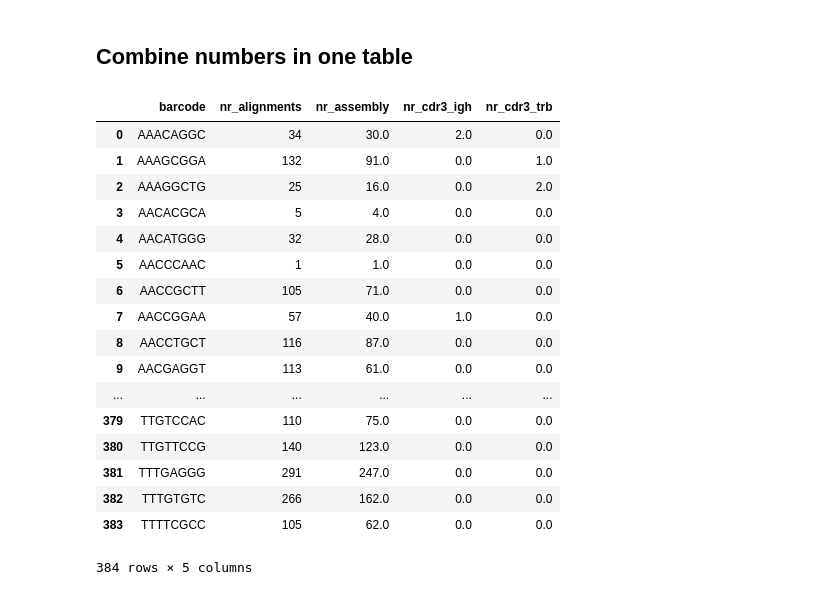
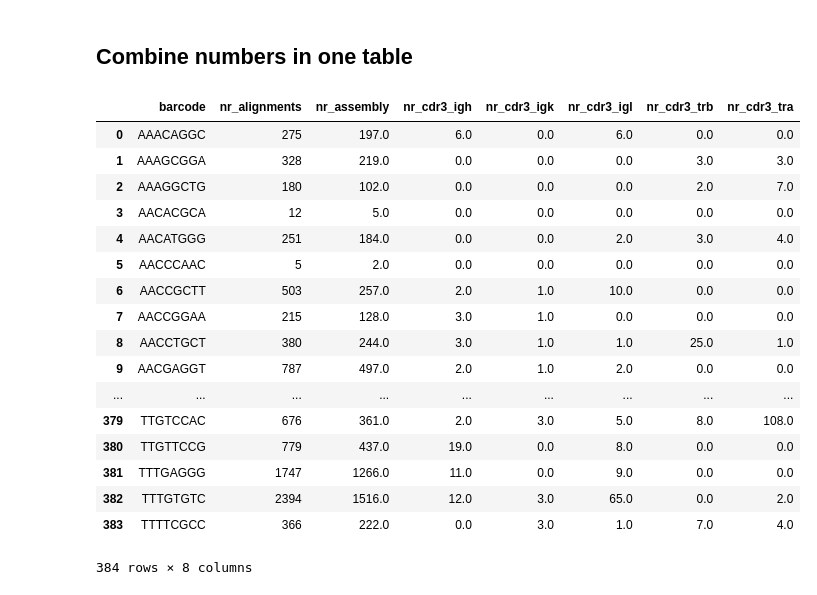
Before and after one commit to EDS-Bioinformatics-Laboratory/reseda, a Jupyter notebook: ReportVASAseq.ipynb, the cells around one changed output. Drawn from its saved outputs; the diff is of its cells as text; code cells hidden in the pictures.

```diff
--- a/ReportVASAseq.ipynb
+++ b/ReportVASAseq.ipynb
@@ -66,7 +69,7 @@ df_assembly.head()
 nrs = list()
 filenames = list()
 barcodes = list()
-fh = open("count-cdr3-IGH.txt")
+fh = open("count-IGH-VJC.txt")
 for line in fh:
     line = line.rstrip()
     filename, nr = line.split(":")
@@ -90,7 +93,7 @@ df_cdr3_igh.head()
 nrs = list()
 filenames = list()
 barcodes = list()
-fh = open("count-cdr3-TRB.txt")
+fh = open("count-TRB-VJC.txt")
 for line in fh:
     line = line.rstrip()
     filename, nr = line.split(":")
@@ -111,0 +139,17 @@ df_cdr3_trb.head()
+# %%
+# Read nr of IGL CDR3s
+nrs = list()
+filenames = list()
+barcodes = list()
+fh = open("count-IGL-VJC.txt")
+for line in fh:
+    line = line.rstrip()
+    filename, nr = line.split(":")
+    barcode, rest = filename.split("_S1")
+    nr = nr.split("\t")
+    nrs.append(int(nr[1]))
+    filenames.append(filename)
+    barcodes.append(barcode)
+fh.close()
+df_cdr3_igl = pd.DataFrame({'barcode': barcodes, 'nr_cdr3_igl': nrs})
+df_cdr3_igl.head()
@@ -111,0 +163,17 @@ df_cdr3_trb.head()
+# %%
+# Read nr of IGK CDR3s
+nrs = list()
+filenames = list()
+barcodes = list()
+fh = open("count-IGK-VJC.txt")
+for line in fh:
+    line = line.rstrip()
+    filename, nr = line.split(":")
+    barcode, rest = filename.split("_S1")
+    nr = nr.split("\t")
+    nrs.append(int(nr[1]))
+    filenames.append(filename)
+    barcodes.append(barcode)
+fh.close()
+df_cdr3_igk = pd.DataFrame({'barcode': barcodes, 'nr_cdr3_igk': nrs})
+df_cdr3_igk.head()
@@ -114,25 +189,28 @@ df_cdr3_trb.head()
 # %%
 df = pd.merge(df_align, df_assembly, how='left', on='barcode')
 df = pd.merge(df, df_cdr3_igh, how='left', on='barcode')
+df = pd.merge(df, df_cdr3_igk, how='left', on='barcode')
+df = pd.merge(df, df_cdr3_igl, how='left', on='barcode')
 df = pd.merge(df, df_cdr3_trb, how='left', on='barcode')
+df = pd.merge(df, df_cdr3_tra, how='left', on='barcode')
 df = df.fillna(0)
 df
 # %% [output]
-|  | barcode | nr_alignments | nr_assembly | nr_cdr3_igh | nr_cdr3_trb |
-| 0 | AAACAGGC | 34 | 30.0 | 2.0 | 0.0 |
-| 1 | AAAGCGGA | 132 | 91.0 | 0.0 | 1.0 |
-| 2 | AAAGGCTG | 25 | 16.0 | 0.0 | 2.0 |
-| 3 | AACACGCA | 5 | 4.0 | 0.0 | 0.0 |
-| 4 | AACATGGG | 32 | 28.0 | 0.0 | 0.0 |
-| 5 | AACCCAAC | 1 | 1.0 | 0.0 | 0.0 |
-| 6 | AACCGCTT | 105 | 71.0 | 0.0 | 0.0 |
-| 7 | AACCGGAA | 57 | 40.0 | 1.0 | 0.0 |
-| 8 | AACCTGCT | 116 | 87.0 | 0.0 | 0.0 |
-| 9 | AACGAGGT | 113 | 61.0 | 0.0 | 0.0 |
-| ... | ... | ... | ... | ... | ... |
-| 379 | TTGTCCAC | 110 | 75.0 | 0.0 | 0.0 |
-| 380 | TTGTTCCG | 140 | 123.0 | 0.0 | 0.0 |
-| 381 | TTTGAGGG | 291 | 247.0 | 0.0 | 0.0 |
-| 382 | TTTGTGTC | 266 | 162.0 | 0.0 | 0.0 |
-| 383 | TTTTCGCC | 105 | 62.0 | 0.0 | 0.0 |
+|  | barcode | nr_alignments | nr_assembly | nr_cdr3_igh | nr_cdr3_igk | nr_cdr3_igl | nr_cdr3_trb | nr_cdr3_tra |
+| 0 | AAACAGGC | 275 | 197.0 | 6.0 | 0.0 | 6.0 | 0.0 | 0.0 |
+| 1 | AAAGCGGA | 328 | 219.0 | 0.0 | 0.0 | 0.0 | 3.0 | 3.0 |
+| 2 | AAAGGCTG | 180 | 102.0 | 0.0 | 0.0 | 0.0 | 2.0 | 7.0 |
+| 3 | AACACGCA | 12 | 5.0 | 0.0 | 0.0 | 0.0 | 0.0 | 0.0 |
+| 4 | AACATGGG | 251 | 184.0 | 0.0 | 0.0 | 2.0 | 3.0 | 4.0 |
+| 5 | AACCCAAC | 5 | 2.0 | 0.0 | 0.0 | 0.0 | 0.0 | 0.0 |
+| 6 | AACCGCTT | 503 | 257.0 | 2.0 | 1.0 | 10.0 | 0.0 | 0.0 |
+| 7 | AACCGGAA | 215 | 128.0 | 3.0 | 1.0 | 0.0 | 0.0 | 0.0 |
+| 8 | AACCTGCT | 380 | 244.0 | 3.0 | 1.0 | 1.0 | 25.0 | 1.0 |
+| 9 | AACGAGGT | 787 | 497.0 | 2.0 | 1.0 | 2.0 | 0.0 | 0.0 |
+| ... | ... | ... | ... | ... | ... | ... | ... | ... |
+| 379 | TTGTCCAC | 676 | 361.0 | 2.0 | 3.0 | 5.0 | 8.0 | 108.0 |
+| 380 | TTGTTCCG | 779 | 437.0 | 19.0 | 0.0 | 8.0 | 0.0 | 0.0 |
+| 381 | TTTGAGGG | 1747 | 1266.0 | 11.0 | 0.0 | 9.0 | 0.0 | 0.0 |
+| 382 | TTTGTGTC | 2394 | 1516.0 | 12.0 | 3.0 | 65.0 | 0.0 | 2.0 |
+| 383 | TTTTCGCC | 366 | 222.0 | 0.0 | 3.0 | 1.0 | 7.0 | 4.0 |
-384 rows × 5 columns
+384 rows × 8 columns
```
Also changed, not shown: parts of 11 cells of this notebook.
